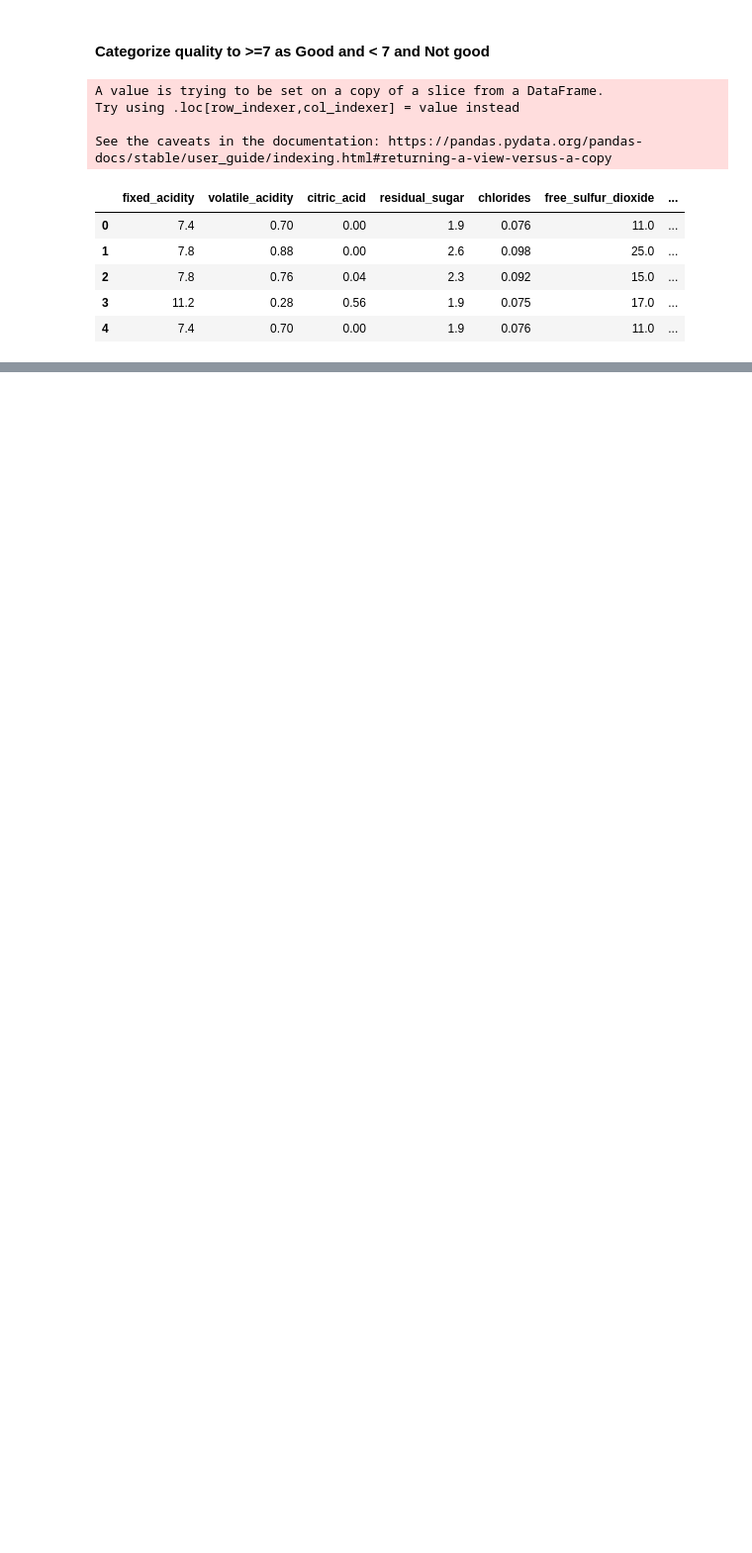
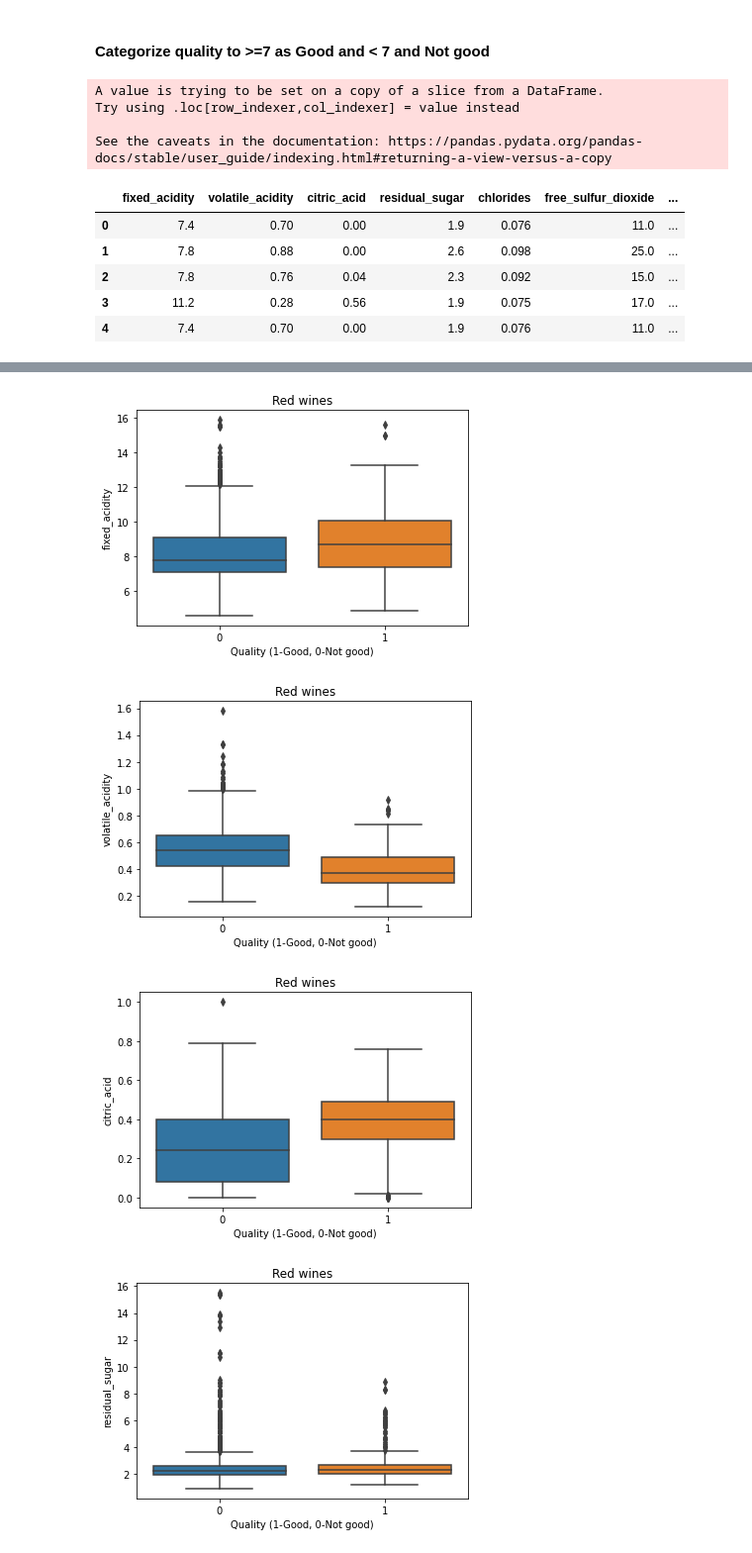
Before and after one commit to Qian8988/Final-Project-Team-7, a Jupyter notebook: all_models_EDA.ipynb, the cells around one changed output, grey strips where cells are left out. Shown: that part at 99% size. Cells and saved outputs as stored; diff of their text form; code cells hidden in the pictures; blank space fills up the shorter version.

```diff
--- a/all_models_EDA.ipynb
+++ b/all_models_EDA.ipynb
@@ -133,0 +170,13 @@ plt.show()
+# %%
+vars = ['fixed_acidity', 'volatile_acidity', 'citric_acid', 'residual_sugar', 'chlorides', 'free_sulfur_dioxide', 'total_sulfur_dioxide', 'density', 'sulphates',
+'alcohol', 'ph']
+
+for var in vars:
+    sns.boxplot(x="quality_2", y=var, data=red_df).set(
+    xlabel='Quality (1-Good, 0-Not good)',title='Red wines')
+    plt.show()
+# %% [output]
+[figure, added]
+[figure, added]
+[figure, added]
+[figure, added]
```
Also changed, not shown: parts of 18 cells of this notebook.
